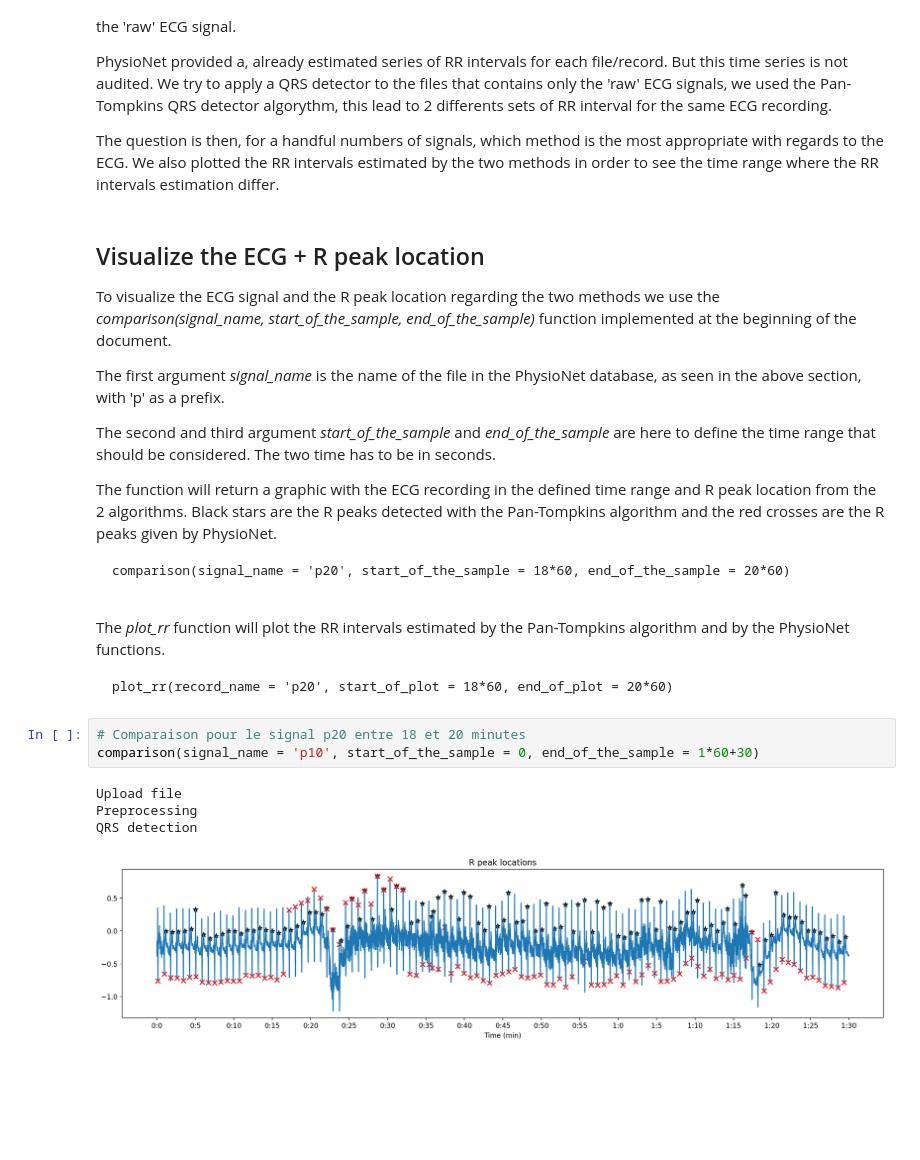
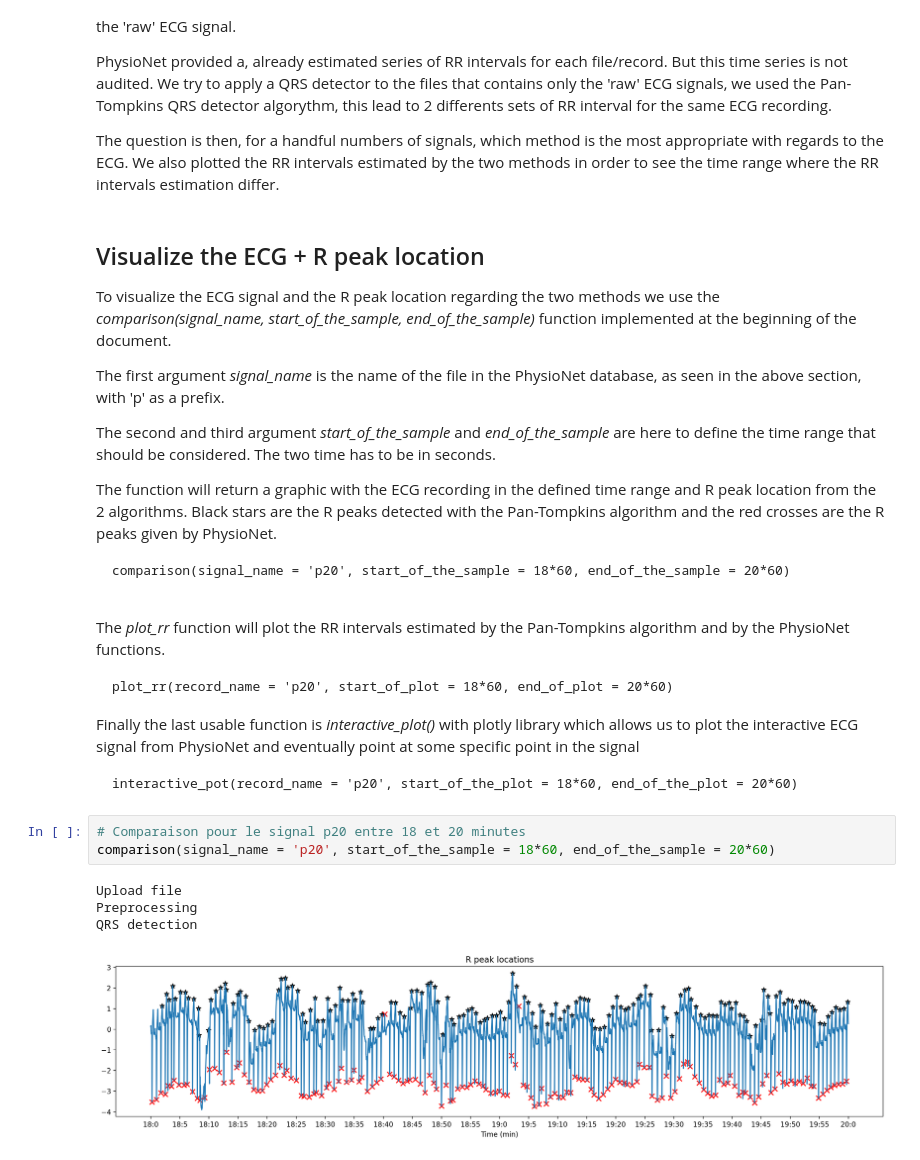
Before and after one commit to NicolasNgo/QRSDetection, a Jupyter notebook: QRSdetection.ipynb, the cells around one changed output. Drawn from its saved outputs; the diff is of its cells as text; blank space fills up the shorter version.

````diff
--- a/QRSdetection.ipynb
+++ b/QRSdetection.ipynb
@@ -768,13 +829,19 @@ The *plot_rr* function will plot the RR intervals estimated by the Pan-Tompkins
 ```
 plot_rr(record_name = 'p20', start_of_plot = 18*60, end_of_plot = 20*60)
 ```
+
+Finally the last usable function is *interactive_plot()* with plotly library which allows us to plot the interactive ECG signal from PhysioNet and eventually point at some specific point in the signal
+
+```
+interactive_pot(record_name = 'p20', start_of_the_plot = 18*60, end_of_the_plot = 20*60)
+```
 # %%
 # Comparaison pour le signal p20 entre 18 et 20 minutes
-comparison(signal_name = 'p10', start_of_the_sample = 0, end_of_the_sample = 1*60+30)
+comparison(signal_name = 'p20', start_of_the_sample = 18*60, end_of_the_sample = 20*60)
 # %% [output]
 Upload file
 Preprocessing
 QRS detection
-[figure, old version]
+[figure, new version]
 # %%
 # RR intervals with the two methods
````
Also changed, not shown: parts of 9 cells of this notebook.
